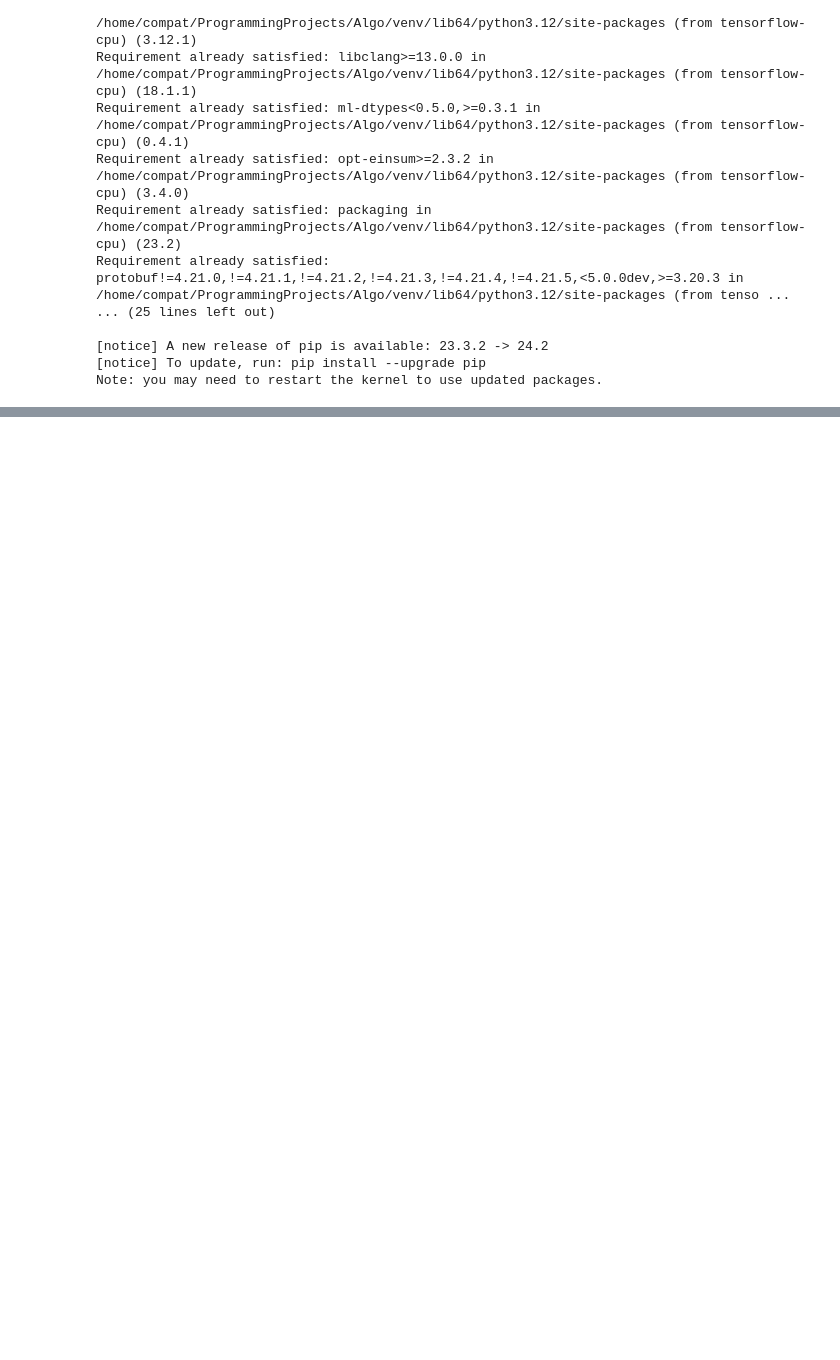
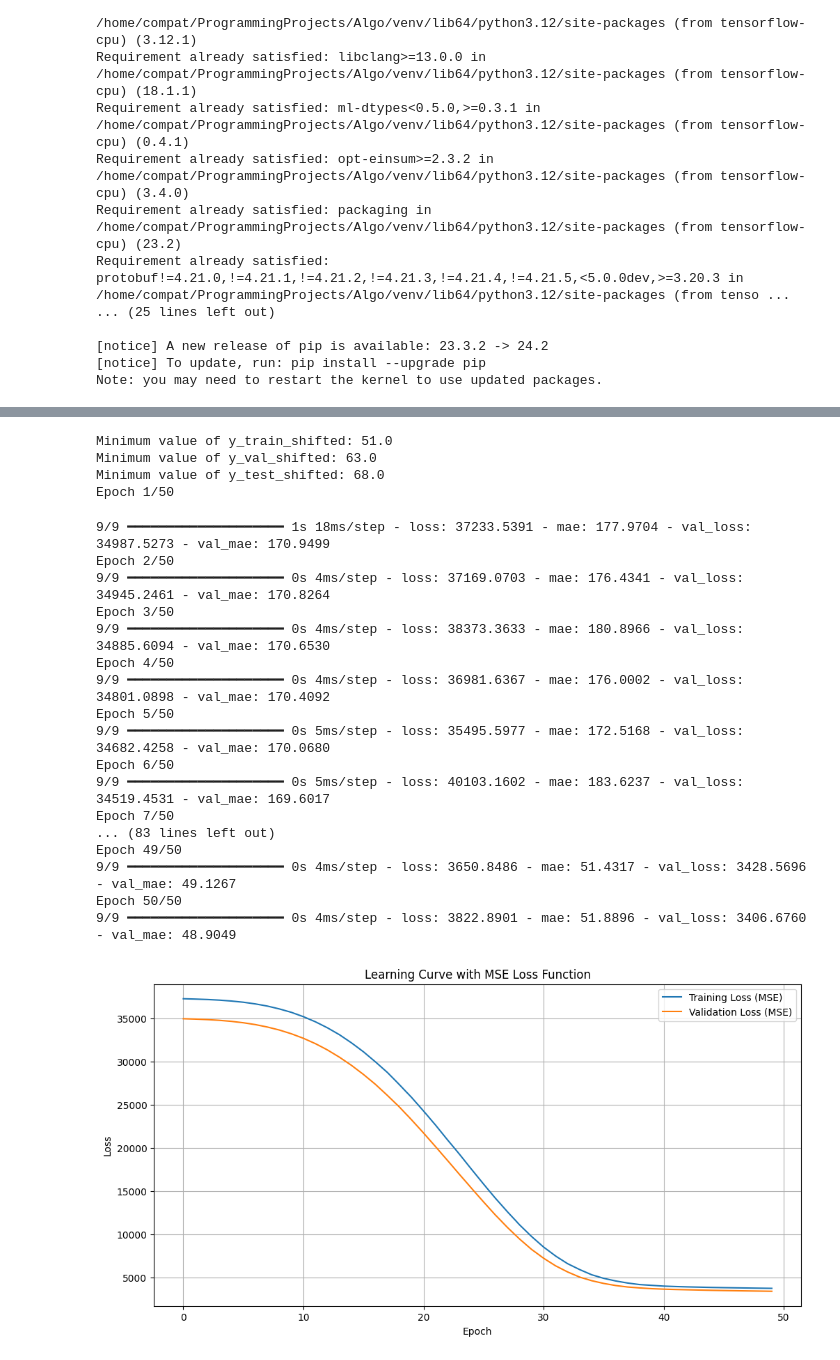
Before and after one commit to wasiful/py-libs-workshops, a Jupyter notebook: Deep_learning/project1.ipynb, the cells around one changed output, grey strips where cells are left out. Saved outputs shown, nothing was run; the diff lists cells and outputs as text; code cells hidden in the pictures; blank space fills up the shorter version.

```diff
--- a/Deep_learning/project1.ipynb
+++ b/Deep_learning/project1.ipynb
@@ -304,0 +282,65 @@ dict_keys(['loss', 'mae', 'val_loss', 'val_mae'])
+# %%
+# Load the diabetes dataset
+diabetes = load_diabetes()
+X, y = diabetes.data, diabetes.target
+
+# Split the data into training, validation, and test sets
+X_train, X_temp, y_train, y_temp = train_test_split(X, y, test_size=0.4, random_state=42)
+X_val, X_test, y_val, y_test = train_test_split(X_temp, y_temp, test_size=0.5, random_state=42)
+
+# Shift the target values to ensure they are all positive for MSLE
+y_train_shifted = y_train + abs(min(y_train)) + 1
+y_val_shifted = y_val + abs(min(y_train)) + 1
+y_test_shifted = y_test + abs(min(y_train)) + 1
+
+# Check the minimum values to ensure they are positive
+print("Minimum value of y_train_shifted:", min(y_train_shifted))
+print("Minimum value of y_val_shifted:", min(y_val_shifted))
+print("Minimum value of y_test_shifted:", min(y_test_shifted))
+
+# Define a simple neural network without batch normalization to start
+model = Sequential([
+    Dense(64, activation='relu', input_shape=(X_train.shape[1],)),
+    Dense(32, activation='relu'),
+    Dense(1)
+])
+
+# Compile the model with a standard loss function (MSE)
+model.compile(optimizer='adam', loss='mse', metrics=['mae'])
+
+# Train the model using the shifted target values
+history = model.fit(X_train, y_train_shifted, validation_data=(X_val, y_val_shifted), epochs=50)
+
+# Plot the learning curve for training and validation loss (MSE)
+plt.figure(figsize=(12, 6))
+plt.plot(history.history['loss'], label='Training Loss (MSE)')
+plt.plot(history.history['val_loss'], label='Validation Loss (MSE)')
+plt.xlabel('Epoch')
+plt.ylabel('Loss')
+plt.title('Learning Curve with MSE Loss Function')
+plt.legend()
+plt.grid(True)
+plt.show()
+# %% [output]
+Minimum value of y_train_shifted: 51.0
+Minimum value of y_val_shifted: 63.0
+Minimum value of y_test_shifted: 68.0
+Epoch 1/50
+9/9 ━━━━━━━━━━━━━━━━━━━━ 1s 18ms/step - loss: 37233.5391 - mae: 177.9704 - val_loss: 34987.5273 - val_mae: 170.9499
+Epoch 2/50
+9/9 ━━━━━━━━━━━━━━━━━━━━ 0s 4ms/step - loss: 37169.0703 - mae: 176.4341 - val_loss: 34945.2461 - val_mae: 170.8264
+Epoch 3/50
+9/9 ━━━━━━━━━━━━━━━━━━━━ 0s 4ms/step - loss: 38373.3633 - mae: 180.8966 - val_loss: 34885.6094 - val_mae: 170.6530
+Epoch 4/50
+9/9 ━━━━━━━━━━━━━━━━━━━━ 0s 4ms/step - loss: 36981.6367 - mae: 176.0002 - val_loss: 34801.0898 - val_mae: 170.4092
+Epoch 5/50
+9/9 ━━━━━━━━━━━━━━━━━━━━ 0s 5ms/step - loss: 35495.5977 - mae: 172.5168 - val_loss: 34682.4258 - val_mae: 170.0680
+Epoch 6/50
+9/9 ━━━━━━━━━━━━━━━━━━━━ 0s 5ms/step - loss: 40103.1602 - mae: 183.6237 - val_loss: 34519.4531 - val_mae: 169.6017
+Epoch 7/50
+... (83 lines left out)
+Epoch 49/50
+9/9 ━━━━━━━━━━━━━━━━━━━━ 0s 4ms/step - loss: 3650.8486 - mae: 51.4317 - val_loss: 3428.5696 - val_mae: 49.1267
+Epoch 50/50
+9/9 ━━━━━━━━━━━━━━━━━━━━ 0s 4ms/step - loss: 3822.8901 - mae: 51.8896 - val_loss: 3406.6760 - val_mae: 48.9049
+[figure, added]
```
Also changed, not shown: parts of 22 cells of this notebook, 11 other files.
